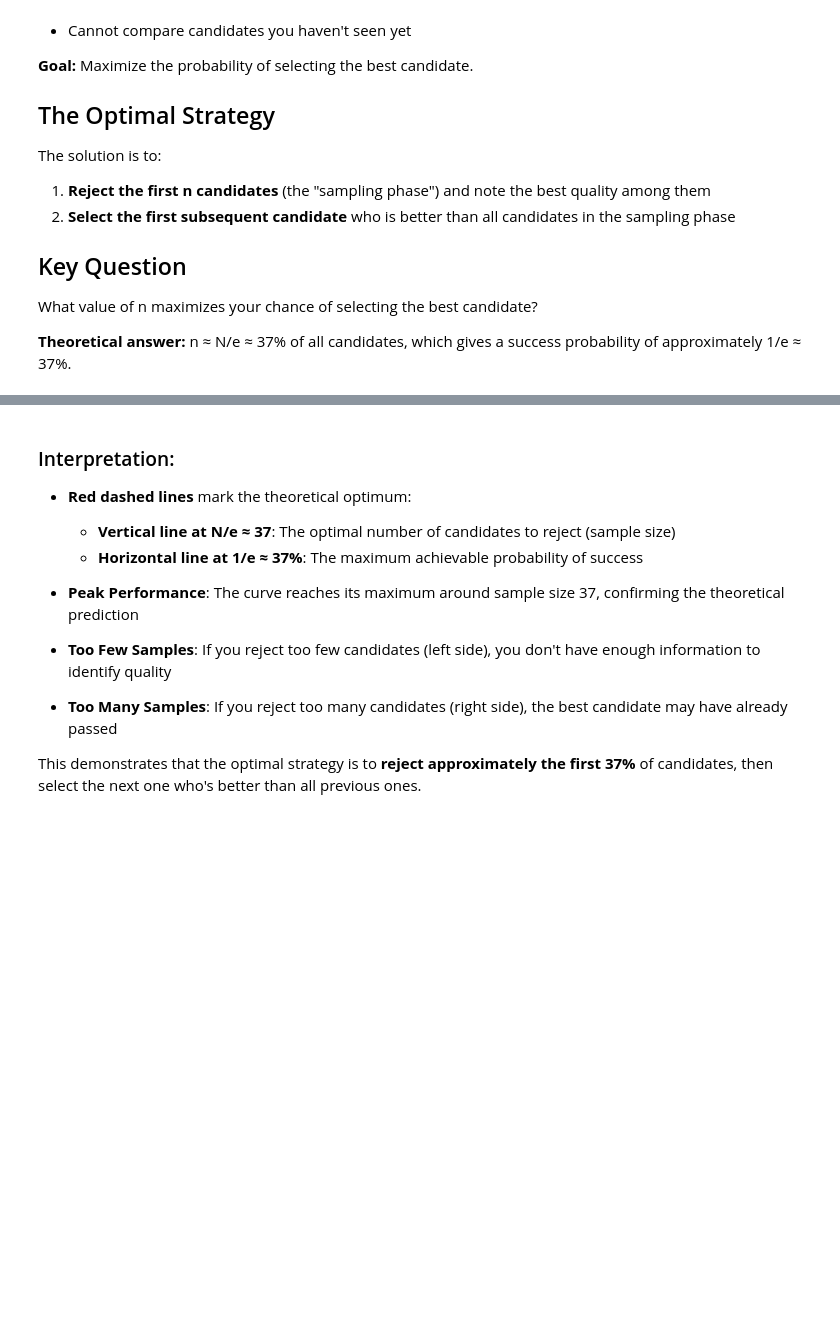
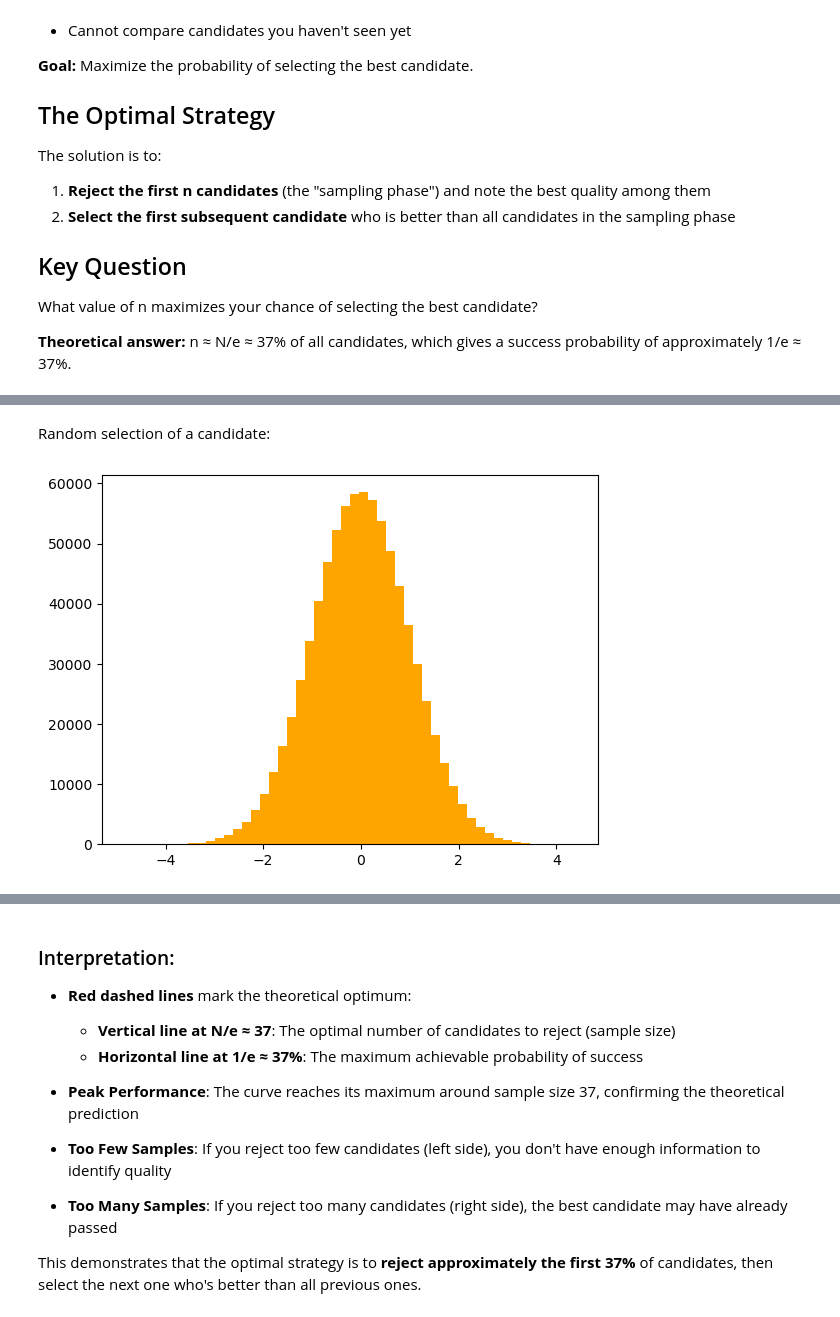
Before and after one commit to DrSkippy/misc-jupyter-notebooks, a Jupyter notebook: secretary-stopping-problem.ipynb, the cells around one changed output, grey strips where cells are left out. Saved outputs shown, nothing was run; the diff lists cells and outputs as text; code cells hidden in the pictures; blank space fills up the shorter version.

```diff
--- a/secretary-stopping-problem.ipynb
+++ b/secretary-stopping-problem.ipynb
@@ -60,0 +78,7 @@ df.describe()
+# %% [markdown]
+Random selection of a candidate:
+# %%
+plt.hist(secretaries_records, bins=50, color="orange")
+plt.show()
+# %% [output]
+[figure, added]
```
Also changed, not shown: parts of 21 cells of this notebook.
